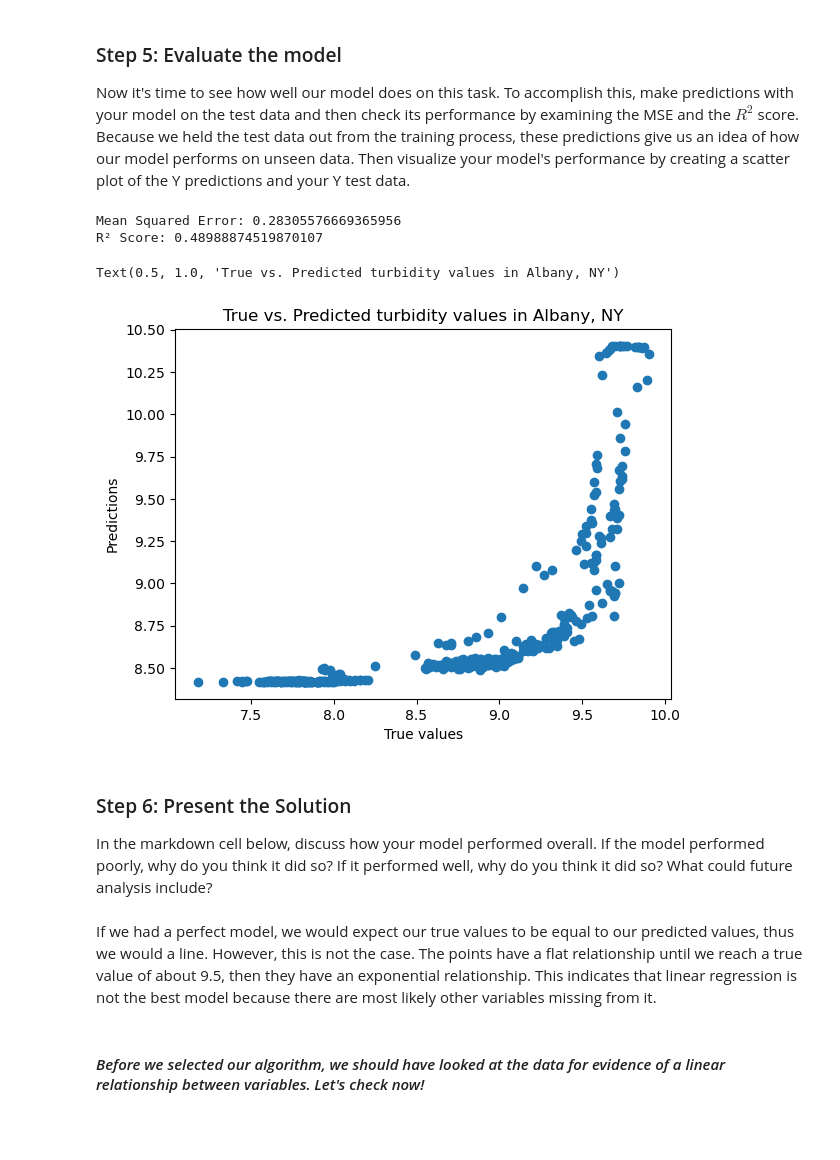
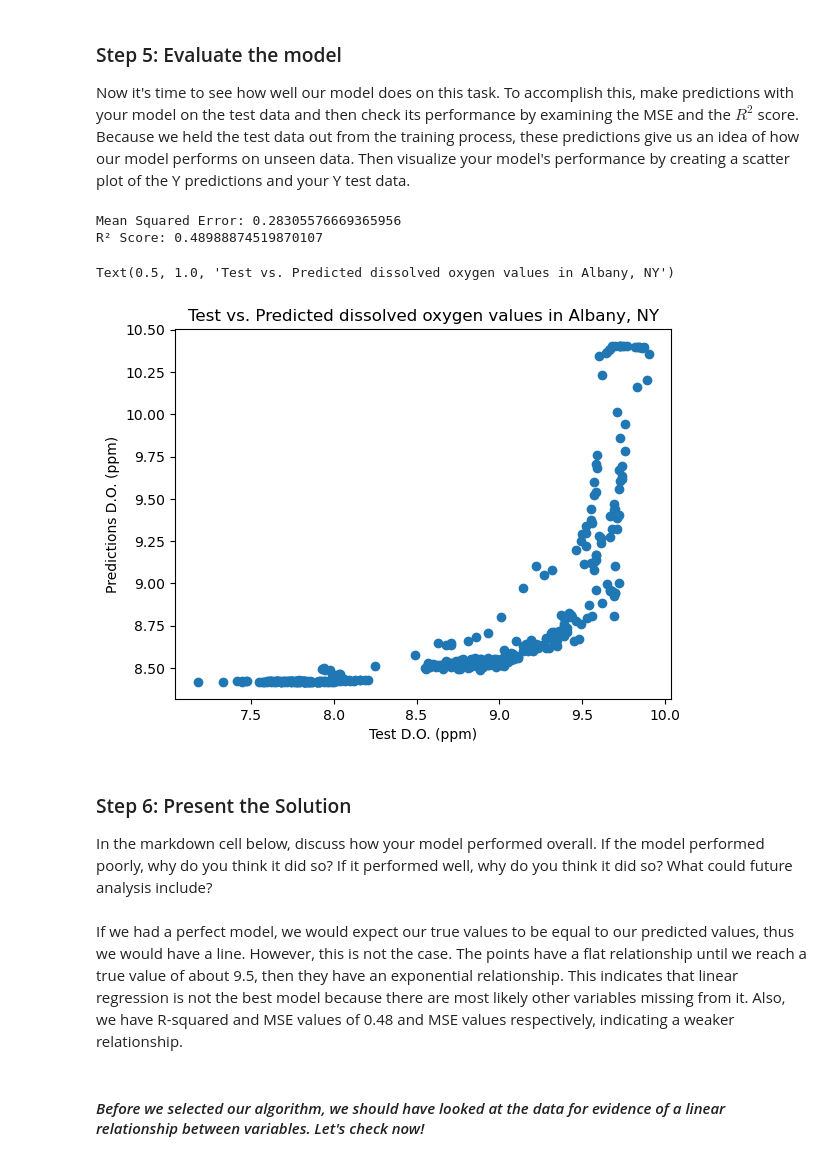
Before and after one commit to tommats00/EDS232-labs, a Jupyter notebook: Week1/Lab1-hurricane.ipynb, the cells around one changed output. Saved outputs shown, nothing was run; the diff lists cells and outputs as text; code cells hidden in the pictures; blank space fills up the shorter version.

Commit message:
added comments, may need to change the initial plot

```diff
--- a/Week1/Lab1-hurricane.ipynb
+++ b/Week1/Lab1-hurricane.ipynb
@@ -58,8 +58,17 @@ In this lab, we are interested in the turbidity and dissolved oxygen variables.
 
 *Notice that the data is not a csv file and is instead a **.xlsx** file! Use the `pandas.read_excel` function to read in your data. You can find more documentation on reading in .xlsx files [here](https://pandas.pydata.org/docs/reference/api/pandas.read_excel.html).*
 # %%
-hurricane_do = pd.read_csv('data/dissolved-oxygen.csv')
-hurricane_turbidity = pd.read_csv('data/turbidity.csv')
-df = pd.merge(hurricane_do, hurricane_turbidity)
+# Create file path to the data
+file_path = "data/Hurricane_Irene_and_the_Hudson_River.xlsx"
+
+# Read in dissolved oxygen and turbidity data
+hurricane_do = pd.read_excel(file_path, sheet_name=5).drop(["Piermont D.O. (ppm)"], axis = 1)
+hurricane_turbidity = pd.read_excel(file_path, sheet_name="Turbidity").drop(["Piermont Turbidity in NTU"], axis = 1)
+
+# Merge datasets
+df = pd.merge(hurricane_do, hurricane_turbidity).set_index('Date Time (ET)')
+
+
+# View dataframe
 df
 # %% [output]
@@ -118,8 +132,9 @@ From our `head` method we are able to view our initial combined data set. This i
 When you were exploring the data, you may have noticed that the column names aren't the cleanest. Update the column names to the following : `date`, `albany_DO`, `norrie_DO`, `albany_turbidity`, `norrie_turbidity` (**make sure your column names are in that order!!**).
 # %%
 
+# Rename columns
 df = df.rename(columns={'Date Time (ET)': 'Date', ' Port of Albany D.O. (ppm)': 'albany_DO', 'Norrie Point D.O. (ppm)': 'norrie_DO', ' Port of Albany Turbidity in NTU': 'albany_turbidity',
-                   'Norrie Point Turbidity in NTU': 'norrie_turbidity'}).drop(['Piermont D.O. (ppm)', 'Piermont Turbidity in NTU'], axis = 1)
+                   'Norrie Point Turbidity in NTU': 'norrie_turbidity'})
 df
 # %% [output]
 |  | Date | albany_DO | norrie_DO | albany_turbidity | norrie_turbidity |
@@ -173,31 +188,31 @@ Now it's time to see how well our model does on this task.  To accomplish this,
 # %%
 # Make predictions
 Y_pred = model.predict(X_test)
 
 # Calculate evaluation metrics using scikit-learn's mean_squared_error and r2_score
 mse = mean_squared_error(Y_test, Y_pred)
 r2 = r2_score(Y_test, Y_pred)
 
 print(f"Mean Squared Error: {mse}")
 print(f"R² Score: {r2}")
 
 # Visualize predictions vs. actual values
-
 plt.scatter(Y_test, Y_pred)
 
-plt.xlabel('True values')
-plt.ylabel('Predictions')
-plt.title('True vs. Predicted turbidity values in Albany, NY')
+# Add labels
+plt.xlabel('Test D.O. (ppm)')
+plt.ylabel('Predictions D.O. (ppm)')
+plt.title('Test vs. Predicted dissolved oxygen values in Albany, NY')
 # %% [output]
 Mean Squared Error: 0.28305576669365956
 R² Score: 0.48988874519870107
-Text(0.5, 1.0, 'True vs. Predicted turbidity values in Albany, NY')
+Text(0.5, 1.0, 'Test vs. Predicted dissolved oxygen values in Albany, NY')
-[figure, old version]
+[figure, new version]
 # %% [markdown]
 ### Step 6:  Present the Solution
 In the markdown cell below, discuss how your model performed overall. If the model performed poorly, why do you think it did so? If it performed well, why do you think it did so? What could future analysis include?
 # %% [markdown]
-If we had a perfect model, we would expect our true values to be equal to our predicted values, thus we would a line. However, this is not the case. The points have a flat relationship until we reach a true value of about 9.5, then they have an exponential relationship. This indicates that linear regression is not the best model because there are most likely other variables missing from it.
+If we had a perfect model, we would expect our true values to be equal to our predicted values, thus we would have a line. However, this is not the case. The points have a flat relationship until we reach a true value of about 9.5, then they have an exponential relationship. This indicates that linear regression is not the best model because there are most likely other variables missing from it. Also, we have R-squared and MSE values of 0.48 and MSE values respectively, indicating a weaker relationship.
 # %% [markdown]
 #### *Before we selected our algorithm, we should have looked at the data for evidence of a linear relationship between variables. Let's check now!*
 # %%
```
Also changed, not shown: parts of 8 cells of this notebook.
